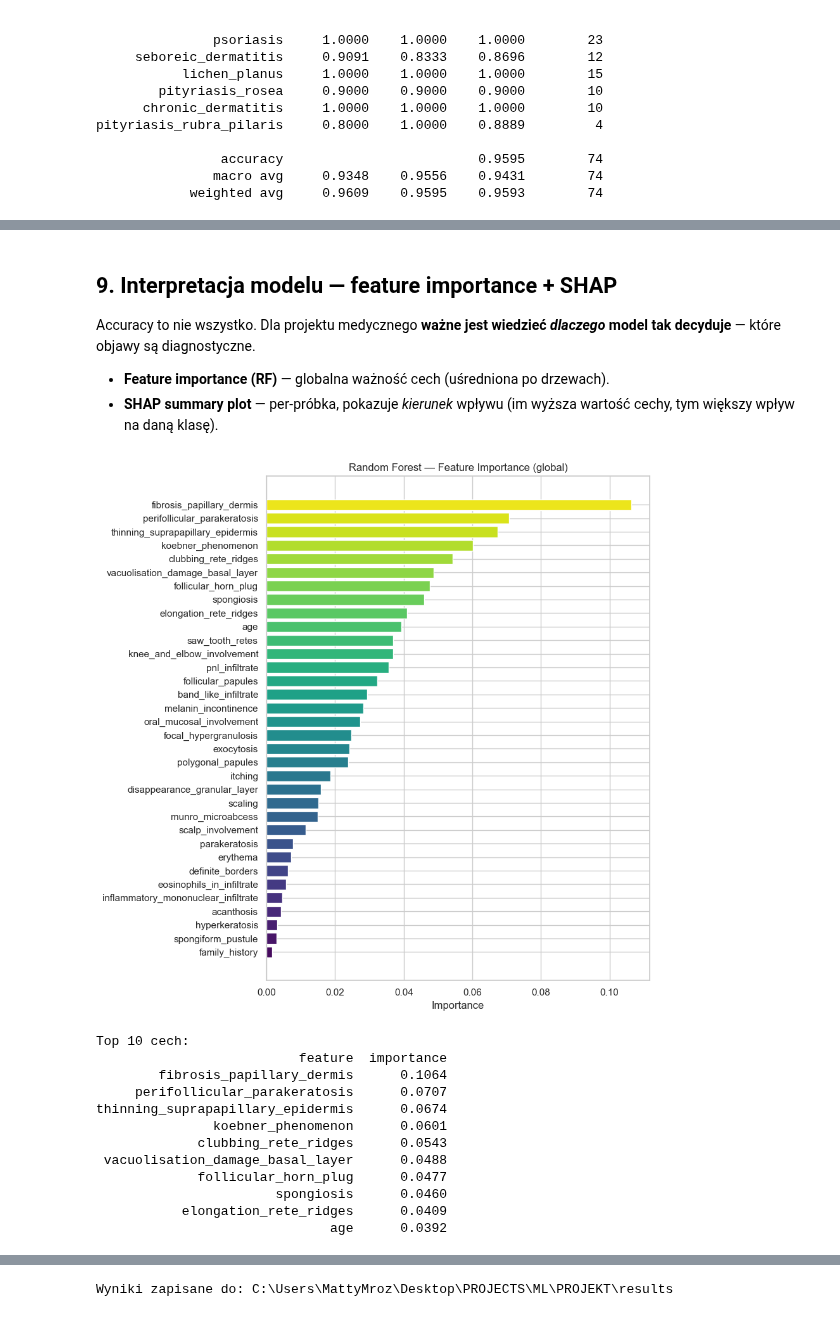
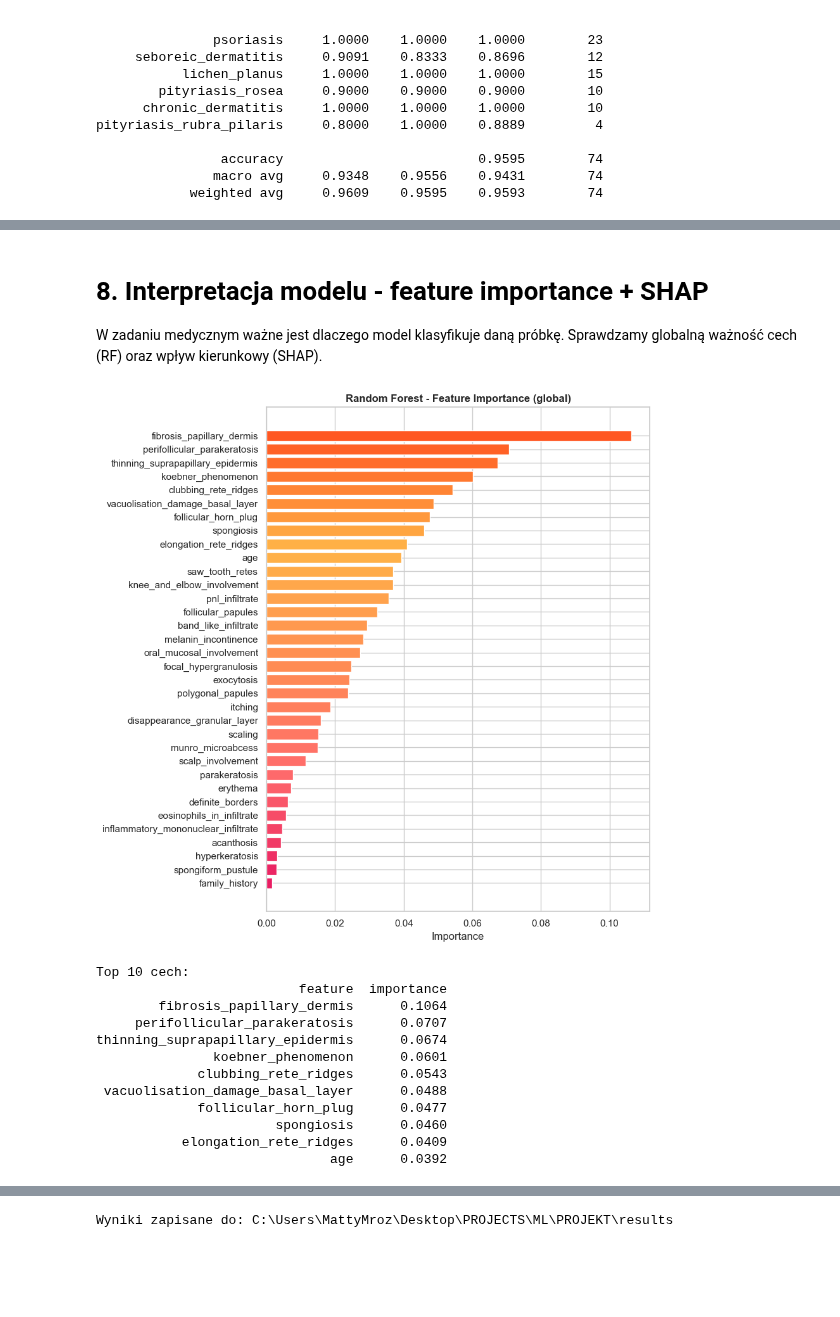
Before and after one commit to MattyMroz/ML, a Jupyter notebook: PROJEKT/notebooks/mateusz_mroz_uci_dermatology.ipynb, the cells around one changed output, grey strips where cells are left out. Saved outputs shown, nothing was run; the diff lists cells and outputs as text; code cells hidden in the pictures; blank space fills up the shorter version.

```diff
--- a/PROJEKT/notebooks/mateusz_mroz_uci_dermatology.ipynb
+++ b/PROJEKT/notebooks/mateusz_mroz_uci_dermatology.ipynb
@@ -262,17 +315,17 @@ plt.show()
 # %%
-# 3.6 Histogram wieku + KDE per klasa — czy wiek jest cechą dyskryminacyjną?
+# Histogram wieku + KDE per klasa
 fig, axs = plt.subplots(ncols=2, figsize=(13, 4))
 
-# Histogram ogólny
-sns.histplot(df["age"].dropna(), bins=20, kde=True, ax=axs[0], color="steelblue")
-axs[0].set_title("Rozkład wieku pacjentów")
+sns.histplot(df["age"].dropna(), bins=20, kde=True, ax=axs[0],
+             color="#FF6B6B", edgecolor="white")
+axs[0].set_title("Rozkład wieku pacjentów", fontweight="bold")
 axs[0].set_xlabel("Wiek [lata]")
 
-# KDE per klasa
-for cls_name in df["class_name"].unique():
+for i, cls_name in enumerate(df["class_name"].unique()):
     sns.kdeplot(df[df["class_name"] == cls_name]["age"].dropna(),
-                label=cls_name, ax=axs[1], linewidth=2)
-axs[1].set_title("Rozkład wieku per klasa (KDE)")
+                label=cls_name, ax=axs[1], linewidth=2,
+                color=warm_colors[i % len(warm_colors)])
+axs[1].set_title("Rozkład wieku per klasa (KDE)", fontweight="bold")
 axs[1].set_xlabel("Wiek [lata]")
 axs[1].legend(fontsize=8)
 
@@ -560,35 +572,32 @@ Dla problemu wieloklasowego ROC rysujemy metodą **one-vs-rest**: dla każdej kl
 # %%
-from sklearn.metrics import RocCurveDisplay, roc_auc_score, auc, roc_curve
-from sklearn.preprocessing import label_binarize
-
-# 8.1 ROC One-vs-Rest dla 6 klas.
+# ROC One-vs-Rest dla 6 klas
 classes = np.sort(np.unique(y_test))
 y_test_bin = label_binarize(y_test, classes=classes)
 y_proba = best_model.predict_proba(X_test)
 
 fig, ax = plt.subplots(figsize=(9, 7))
-palette = sns.color_palette("tab10", len(classes))
 
-# Krzywe per klasa (OvR).
+# Krzywe per klasa
 for i, cls in enumerate(classes):
     fpr, tpr, _ = roc_curve(y_test_bin[:, i], y_proba[:, i])
     roc_auc = auc(fpr, tpr)
-    ax.plot(fpr, tpr, color=palette[i], lw=2,
+    ax.plot(fpr, tpr, color=warm_colors[i % len(warm_colors)], lw=2,
             label=f"{CLASS_NAMES[int(cls)]} (AUC = {roc_auc:.3f})")
 
-# Micro-average (globalna).
+# Micro-average
 fpr_micro, tpr_micro, _ = roc_curve(y_test_bin.ravel(), y_proba.ravel())
 auc_micro = auc(fpr_micro, tpr_micro)
-ax.plot(fpr_micro, tpr_micro, color="deeppink", lw=2, linestyle=":",
+ax.plot(fpr_micro, tpr_micro, color="#E91E63", lw=2, linestyle=":",
         label=f"micro-avg (AUC = {auc_micro:.3f})")
 
-# Macro-average (średnia per klasa).
+# Macro-average + chance level
 auc_macro = roc_auc_score(y_test, y_proba, multi_class="ovr", average="macro")
 ax.plot([0, 1], [0, 1], "k--", lw=1, label="chance level")
 
 ax.set_xlabel("False Positive Rate")
 ax.set_ylabel("True Positive Rate")
-ax.set_title(f"ROC One-vs-Rest — Random Forest (macro AUC = {auc_macro:.3f})")
+ax.set_title(f"ROC One-vs-Rest - Random Forest (macro AUC = {auc_macro:.3f})",
+             fontweight="bold")
 ax.legend(loc="lower right", fontsize=9)
 ax.grid(alpha=0.3)
 plt.tight_layout()
@@ -607,28 +611,27 @@ To pokrywa się z obserwacjami klinicznymi z literatury: **diagnoza różnicowa
 # %% [markdown]
-## 9. Interpretacja modelu — feature importance + SHAP
+# 8. Interpretacja modelu - feature importance + SHAP
 
-Accuracy to nie wszystko. Dla projektu medycznego **ważne jest wiedzieć *dlaczego* model tak decyduje** — które objawy są diagnostyczne.
-
-- **Feature importance (RF)** — globalna ważność cech (uśredniona po drzewach).
-- **SHAP summary plot** — per-próbka, pokazuje *kierunek* wpływu (im wyższa wartość cechy, tym większy wpływ na daną klasę).
+W zadaniu medycznym ważne jest dlaczego model klasyfikuje daną próbkę. Sprawdzamy globalną ważność cech (RF) oraz wpływ kierunkowy (SHAP).
 # %%
-# 9.1 Feature importance z RF (już wytrenowany).
+# Znaczenie cech w Random Forest
 rf_inner = best_model.named_steps["model"]
 fi = pd.DataFrame(
     {"feature": FEATURES, "importance": rf_inner.feature_importances_}
 ).sort_values("importance", ascending=True)
 
 fig, ax = plt.subplots(figsize=(9, 9))
-ax.barh(fi["feature"], fi["importance"], color=sns.color_palette("viridis", len(fi)))
-ax.set_title("Random Forest — Feature Importance (global)")
+n = len(fi)
+colors = [warm_cmap(i / max(n - 1, 1)) for i in range(n)]
+ax.barh(fi["feature"], fi["importance"], color=colors, edgecolor="white")
+ax.set_title("Random Forest - Feature Importance (global)", fontweight="bold")
 ax.set_xlabel("Importance")
 plt.tight_layout()
 plt.show()
 
 print("Top 10 cech:")
 print(fi.tail(10).iloc[::-1].round(4).to_string(index=False))
 # %% [output]
-[figure, old version]
+[figure, new version]
 Top 10 cech:
                           feature  importance
         fibrosis_papillary_dermis      0.1064
```
Also changed, not shown: parts of 37 cells of this notebook, 1 other file.
